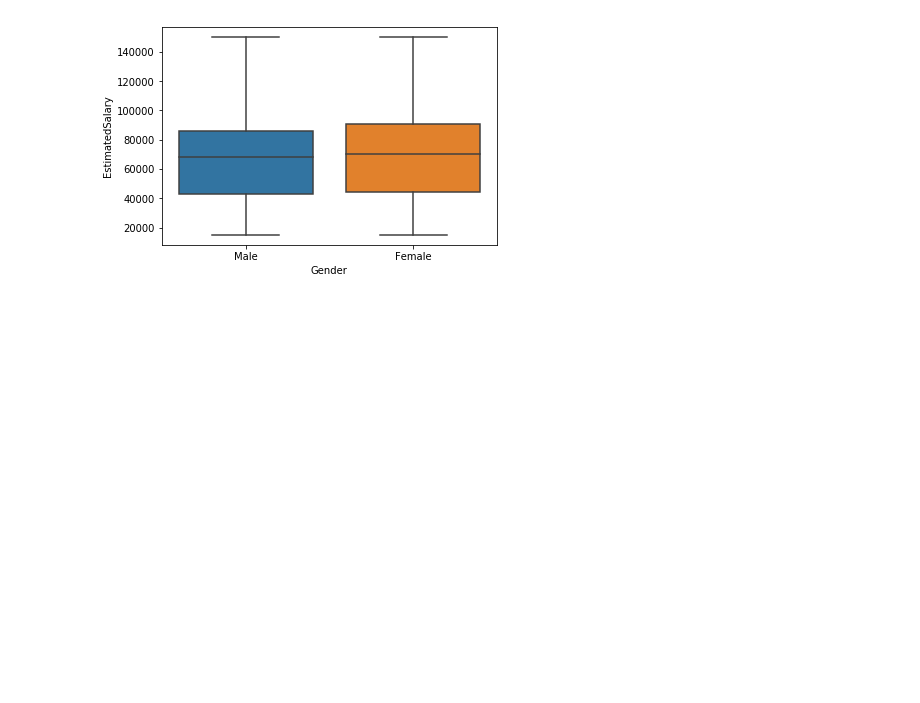
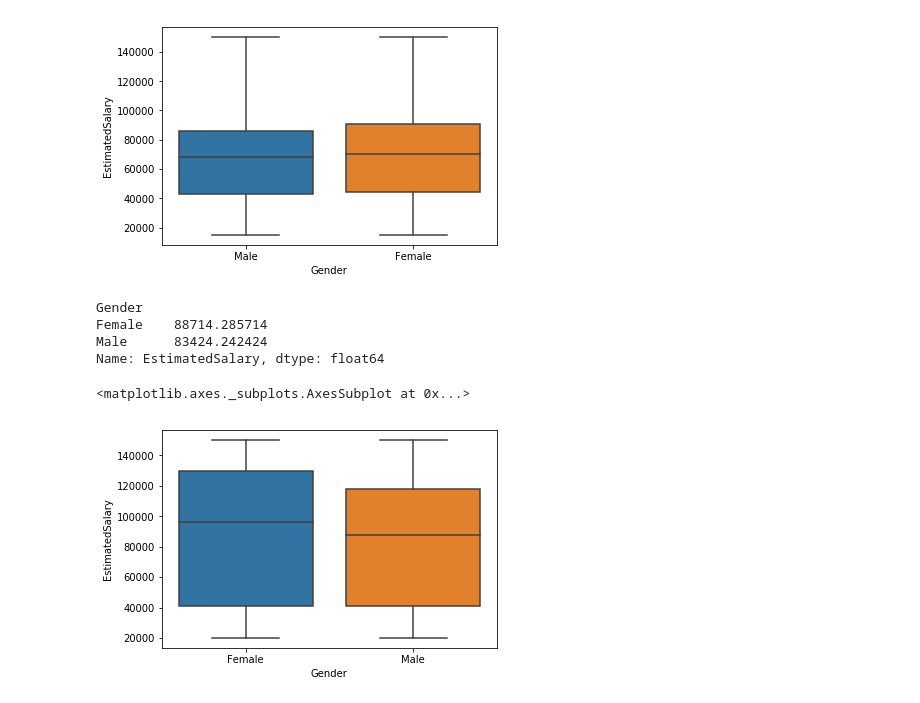
Before and after one commit to MAL1KAWAN/Social-Network-ad-for-SUV, a Jupyter notebook: Logistic_Regression.ipynb, the cells around one changed output. Saved outputs shown, nothing was run; the diff lists cells and outputs as text; code cells hidden in the pictures; blank space fills up the shorter version.

```diff
--- a/Logistic_Regression.ipynb
+++ b/Logistic_Regression.ipynb
@@ -40,3 +46,11 @@ sns.boxplot(x=df.Gender, y=df.EstimatedSalary , data = df)
 # %% [output]
 <matplotlib.axes._subplots.AxesSubplot at 0x...>
 [figure]
+# %%
+income_of_purchaser = salary.groupby(["Gender"])["EstimatedSalary"].mean()
+income_of_purchaser
+# %% [output]
+Gender
+Female    88714.285714
+Male      83424.242424
+Name: EstimatedSalary, dtype: float64
@@ -42,0 +59,5 @@ sns.boxplot(x=df.Gender, y=df.EstimatedSalary , data = df)
+# %%
+sns.boxplot(x=salary.Gender, y=salary.EstimatedSalary , data = salary)
+# %% [output]
+<matplotlib.axes._subplots.AxesSubplot at 0x...>
+[figure, added]
```
Also changed, not shown: parts of 26 cells of this notebook.
